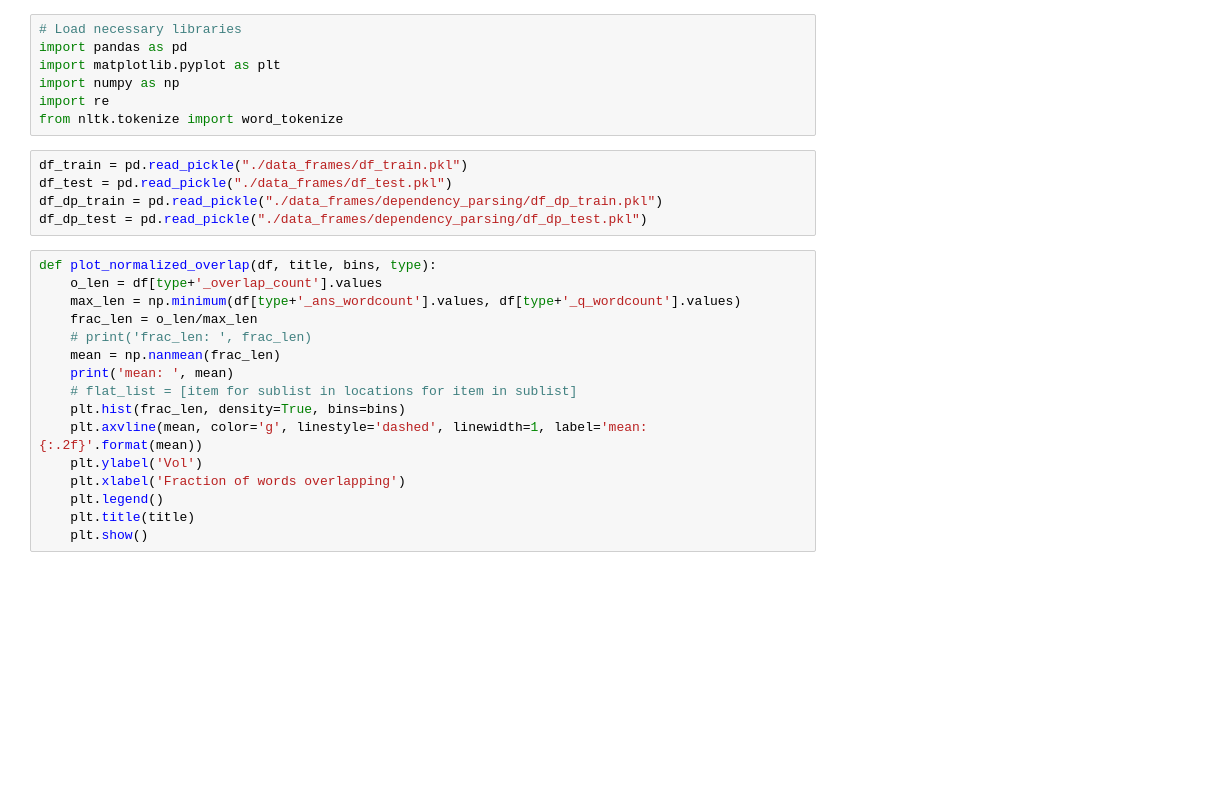
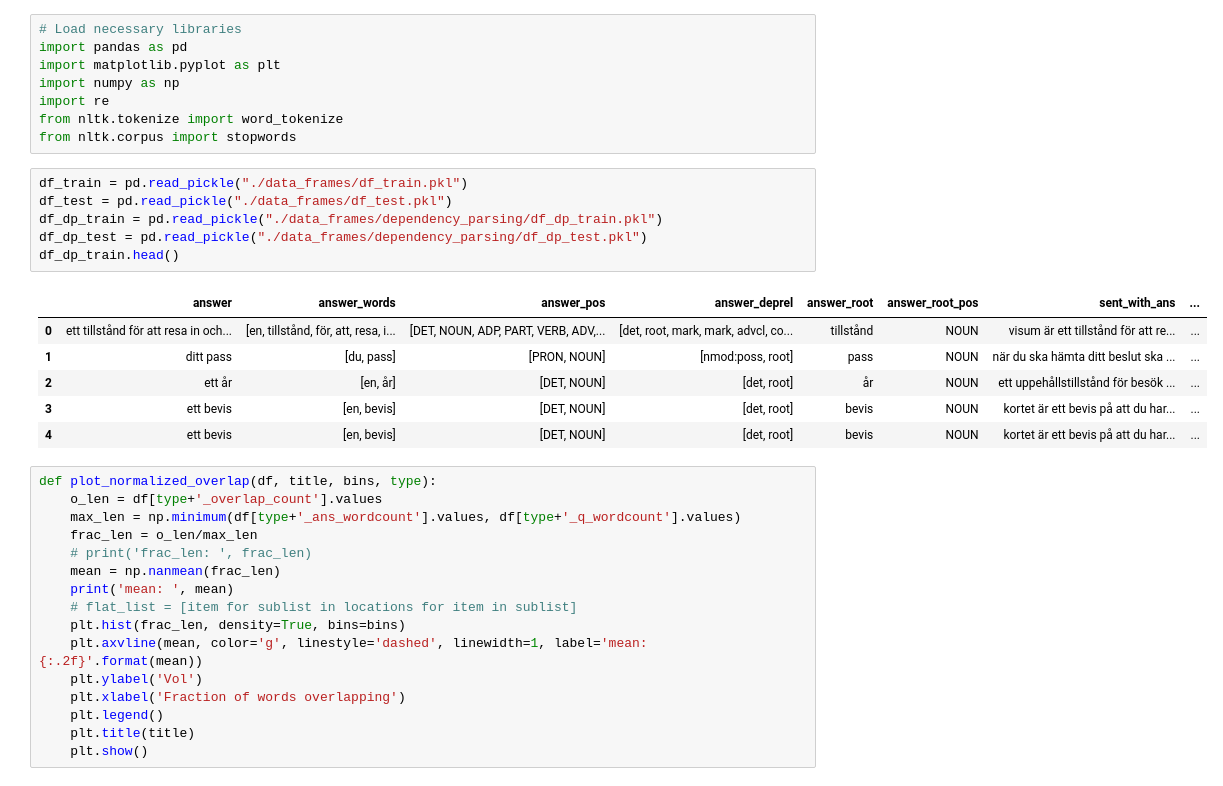
Before and after one commit to filippak/rc-answer-generation, a Jupyter notebook: data-analysis/word_overlap.ipynb, the cells around one changed output. Cells and saved outputs as stored; diff of their text form; blank space fills up the shorter version.

```diff
--- a/data-analysis/word_overlap.ipynb
+++ b/data-analysis/word_overlap.ipynb
@@ -5,11 +5,20 @@ import matplotlib.pyplot as plt
 import numpy as np
 import re
 from nltk.tokenize import word_tokenize
+from nltk.corpus import stopwords
 # %%
 df_train = pd.read_pickle("./data_frames/df_train.pkl")
 df_test = pd.read_pickle("./data_frames/df_test.pkl")
 df_dp_train = pd.read_pickle("./data_frames/dependency_parsing/df_dp_train.pkl")
 df_dp_test = pd.read_pickle("./data_frames/dependency_parsing/df_dp_test.pkl")
+df_dp_train.head()
+# %% [output]
+|  | answer | answer_words | answer_pos | answer_deprel | answer_root | answer_root_pos | sent_with_ans | ... |
+| 0 | ett tillstånd för att resa in och... | [en, tillstånd, för, att, resa, i... | [DET, NOUN, ADP, PART, VERB, ADV,... | [det, root, mark, mark, advcl, co... | tillstånd | NOUN | visum är ett tillstånd för att re... | ... |
+| 1 | ditt pass | [du, pass] | [PRON, NOUN] | [nmod:poss, root] | pass | NOUN | när du ska hämta ditt beslut ska ... | ... |
+| 2 | ett år | [en, år] | [DET, NOUN] | [det, root] | år | NOUN | ett uppehållstillstånd för besök ... | ... |
+| 3 | ett bevis | [en, bevis] | [DET, NOUN] | [det, root] | bevis | NOUN | kortet är ett bevis på att du har... | ... |
+| 4 | ett bevis | [en, bevis] | [DET, NOUN] | [det, root] | bevis | NOUN | kortet är ett bevis på att du har... | ... |
 # %%
 def plot_normalized_overlap(df, title, bins, type):
     o_len = df[type+'_overlap_count'].values
```
Also changed, not shown: parts of 5 cells of this notebook, 1 other file.
